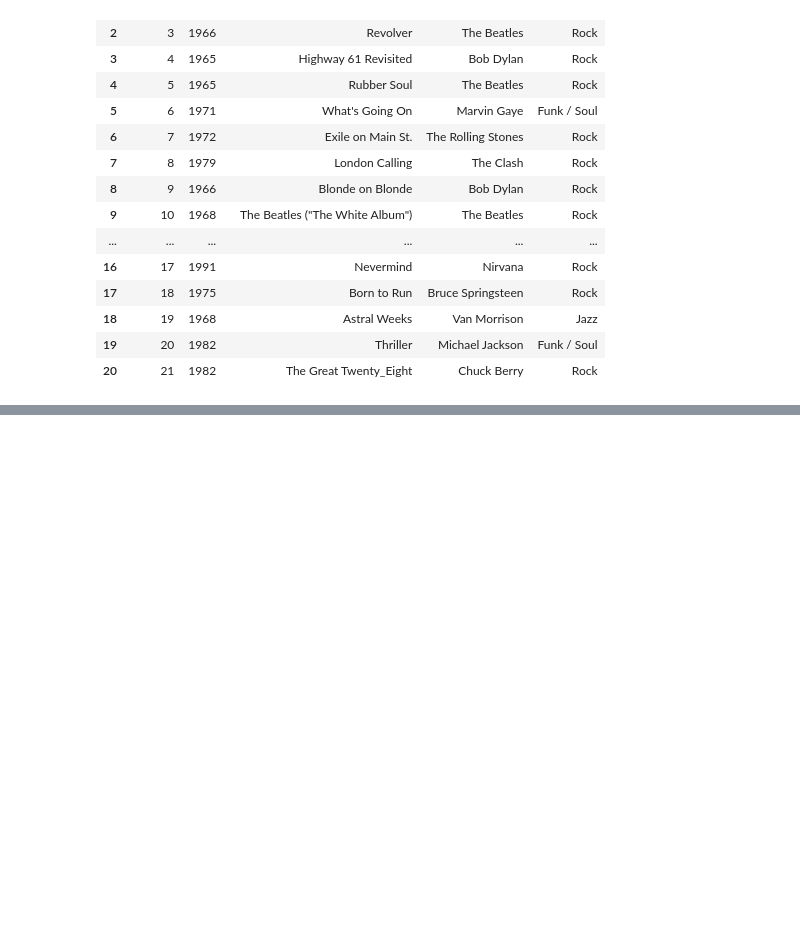
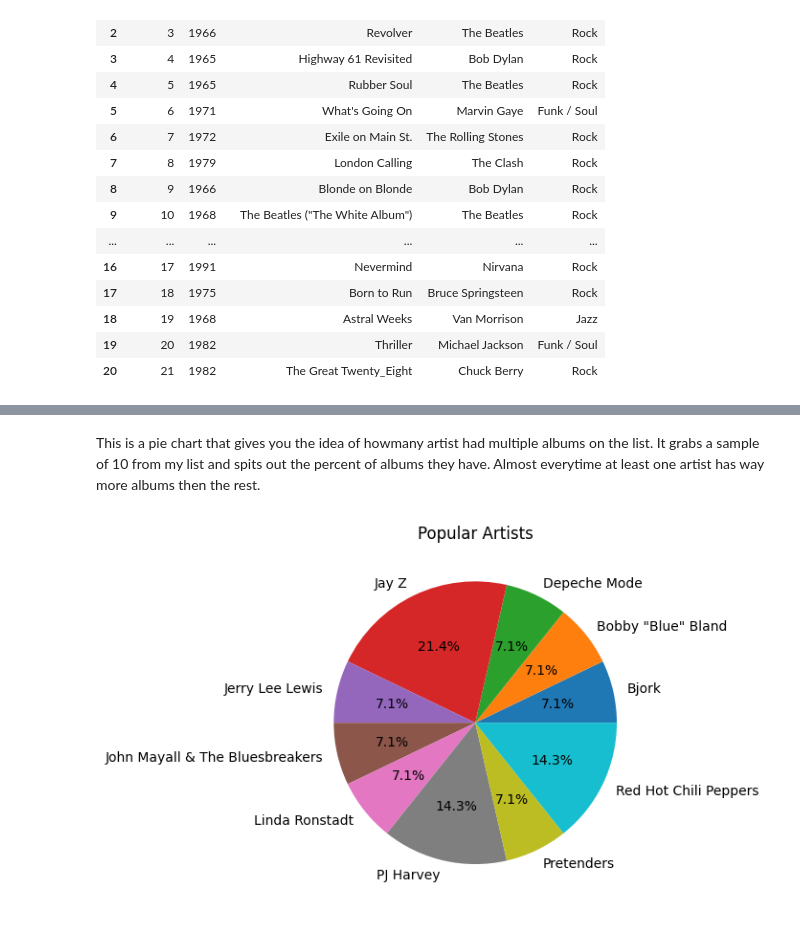
Before and after one commit to Dangarber/albums-list, a Jupyter notebook: AlbumList.ipynb, the cells around one changed output, grey strips where cells are left out. Cells and saved outputs as stored; diff of their text form; code cells hidden in the pictures; blank space fills up the shorter version.

Commit message:
Almost at a qualifying state

```diff
--- a/AlbumList.ipynb
+++ b/AlbumList.ipynb
@@ -129,0 +131,11 @@ plt.show()
+# %% [markdown]
+This is a pie chart that gives you the idea of howmany artist had multiple albums on the list. It grabs a sample of 10 from my list and spits out the percent of albums they have. Almost everytime at least one artist has way more albums then the rest.
+# %%
+artist_counts = filtered_file.groupby('Artist').size().reset_index(name='counts')
+top_artists = artist_counts.sample(10)['Artist'].tolist()
+top_artist_counts = artist_counts[artist_counts['Artist'].isin(top_artists)]
+plt.pie(top_artist_counts['counts'], labels=top_artist_counts['Artist'], autopct='%1.1f%%')
+plt.title('Popular Artists')
+plt.show()
+# %% [output]
+[figure, added]
```
Also changed, not shown: parts of 11 cells of this notebook.
